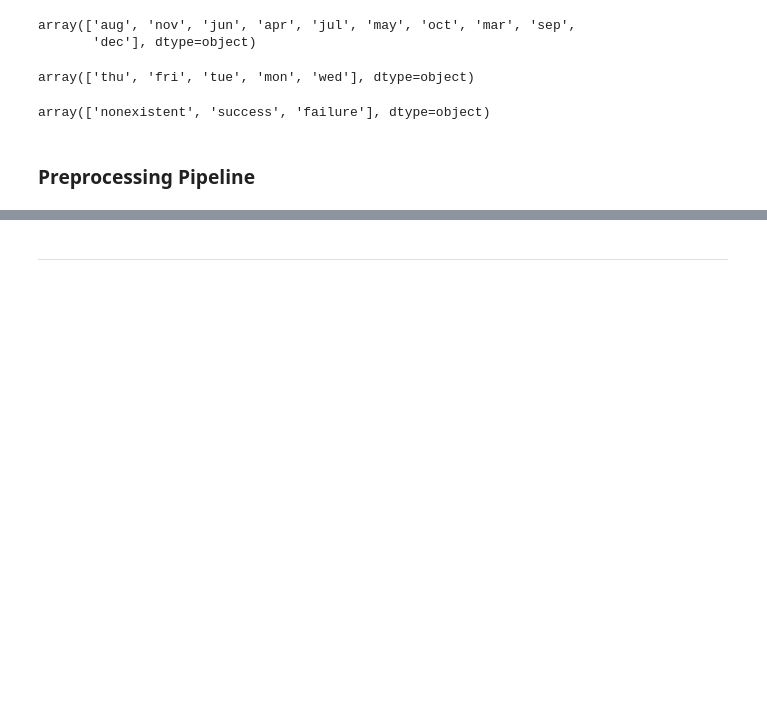
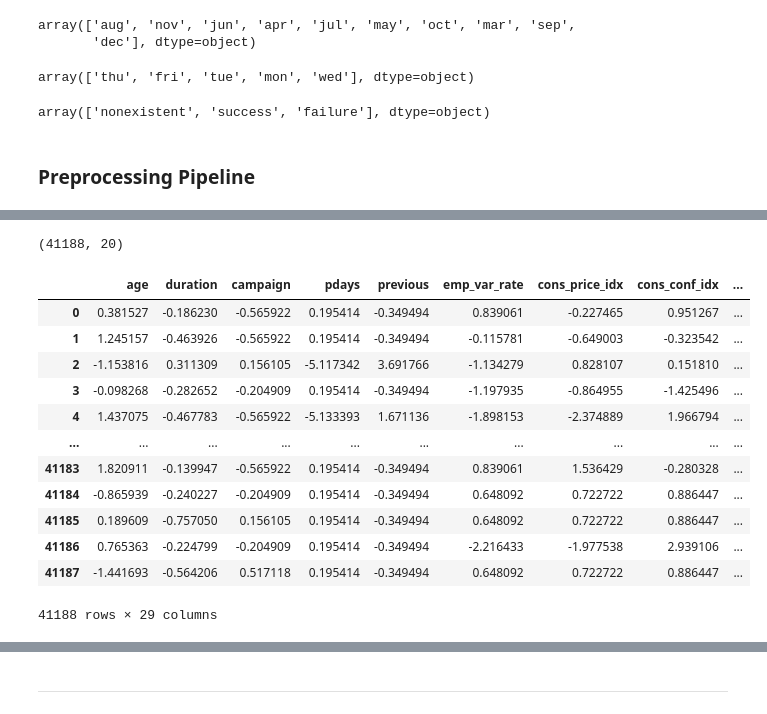
Before and after one commit to amaithi-sam/Bank-loan-eligibility-classifier-ml-and-mlops-with-mlflow, a Jupyter notebook: notebooks/Preprocessor_Pipeline.ipynb, the cells around one changed output, grey strips where cells are left out. Drawn from its saved outputs; the diff is of its cells as text; code cells hidden in the pictures; blank space fills up the shorter version.

```diff
--- a/notebooks/Preprocessor_Pipeline.ipynb
+++ b/notebooks/Preprocessor_Pipeline.ipynb
@@ -274,0 +332,4 @@ pipe = Pipeline(
+# %%
+X.shape
+# %% [output]
+(41188, 20)
@@ -275,3 +338,19 @@ pipe = Pipeline(
+# %%
+data
+# %% [output]
+|  | age | duration | campaign | pdays | previous | emp_var_rate | cons_price_idx | cons_conf_idx | ... |
+| 0 | 0.381527 | -0.186230 | -0.565922 | 0.195414 | -0.349494 | 0.839061 | -0.227465 | 0.951267 | ... |
+| 1 | 1.245157 | -0.463926 | -0.565922 | 0.195414 | -0.349494 | -0.115781 | -0.649003 | -0.323542 | ... |
+| 2 | -1.153816 | 0.311309 | 0.156105 | -5.117342 | 3.691766 | -1.134279 | 0.828107 | 0.151810 | ... |
+| 3 | -0.098268 | -0.282652 | -0.204909 | 0.195414 | -0.349494 | -1.197935 | -0.864955 | -1.425496 | ... |
+| 4 | 1.437075 | -0.467783 | -0.565922 | -5.133393 | 1.671136 | -1.898153 | -2.374889 | 1.966794 | ... |
+| ... | ... | ... | ... | ... | ... | ... | ... | ... | ... |
+| 41183 | 1.820911 | -0.139947 | -0.565922 | 0.195414 | -0.349494 | 0.839061 | 1.536429 | -0.280328 | ... |
+| 41184 | -0.865939 | -0.240227 | -0.204909 | 0.195414 | -0.349494 | 0.648092 | 0.722722 | 0.886447 | ... |
+| 41185 | 0.189609 | -0.757050 | 0.156105 | 0.195414 | -0.349494 | 0.648092 | 0.722722 | 0.886447 | ... |
+| 41186 | 0.765363 | -0.224799 | -0.204909 | 0.195414 | -0.349494 | -2.216433 | -1.977538 | 2.939106 | ... |
+| 41187 | -1.441693 | -0.564206 | 0.517118 | 0.195414 | -0.349494 | 0.648092 | 0.722722 | 0.886447 | ... |
+41188 rows × 29 columns
 # %%
 pipe
 # %% [output]
```
Also changed, not shown: parts of 21 cells of this notebook, 27 other files.
